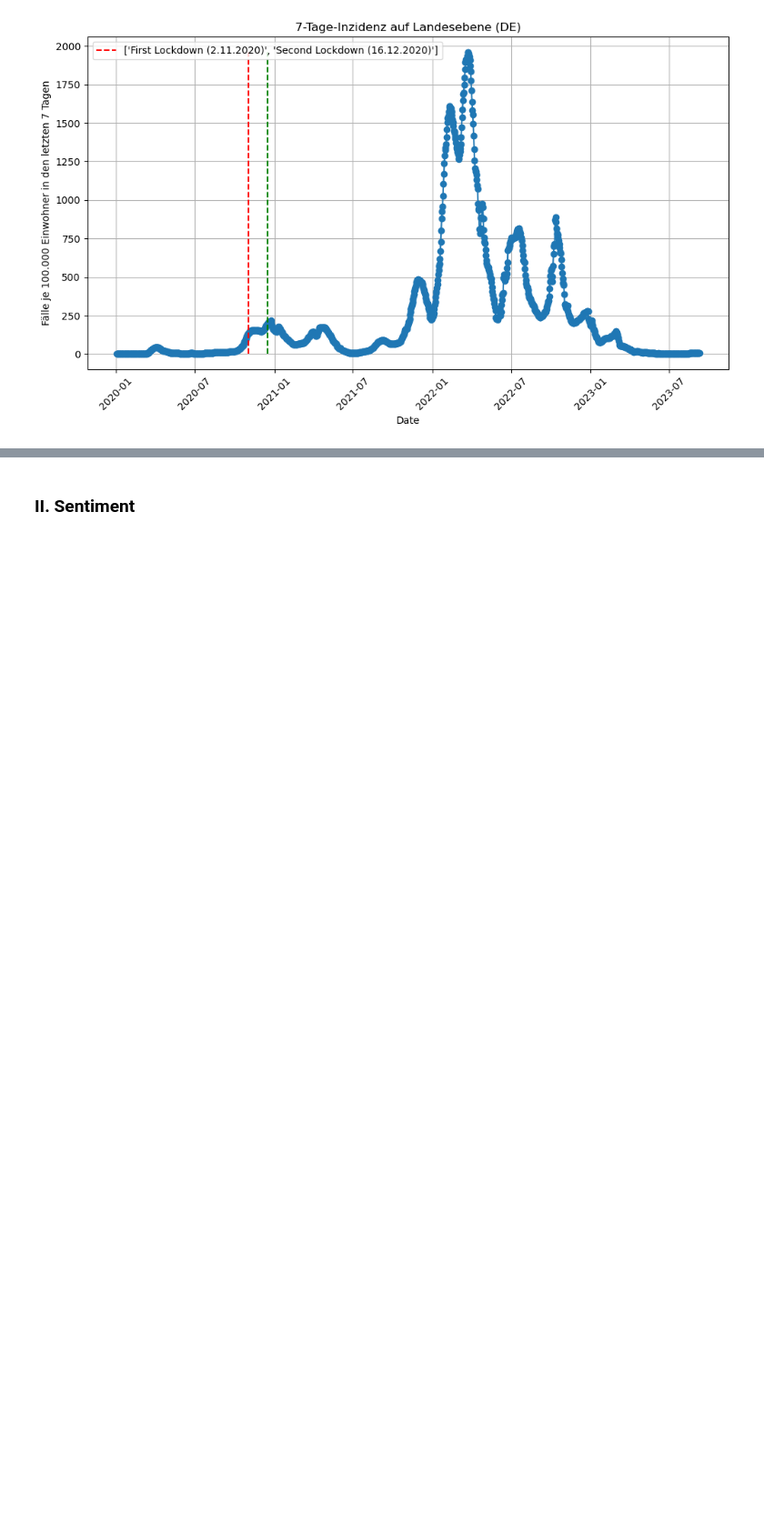
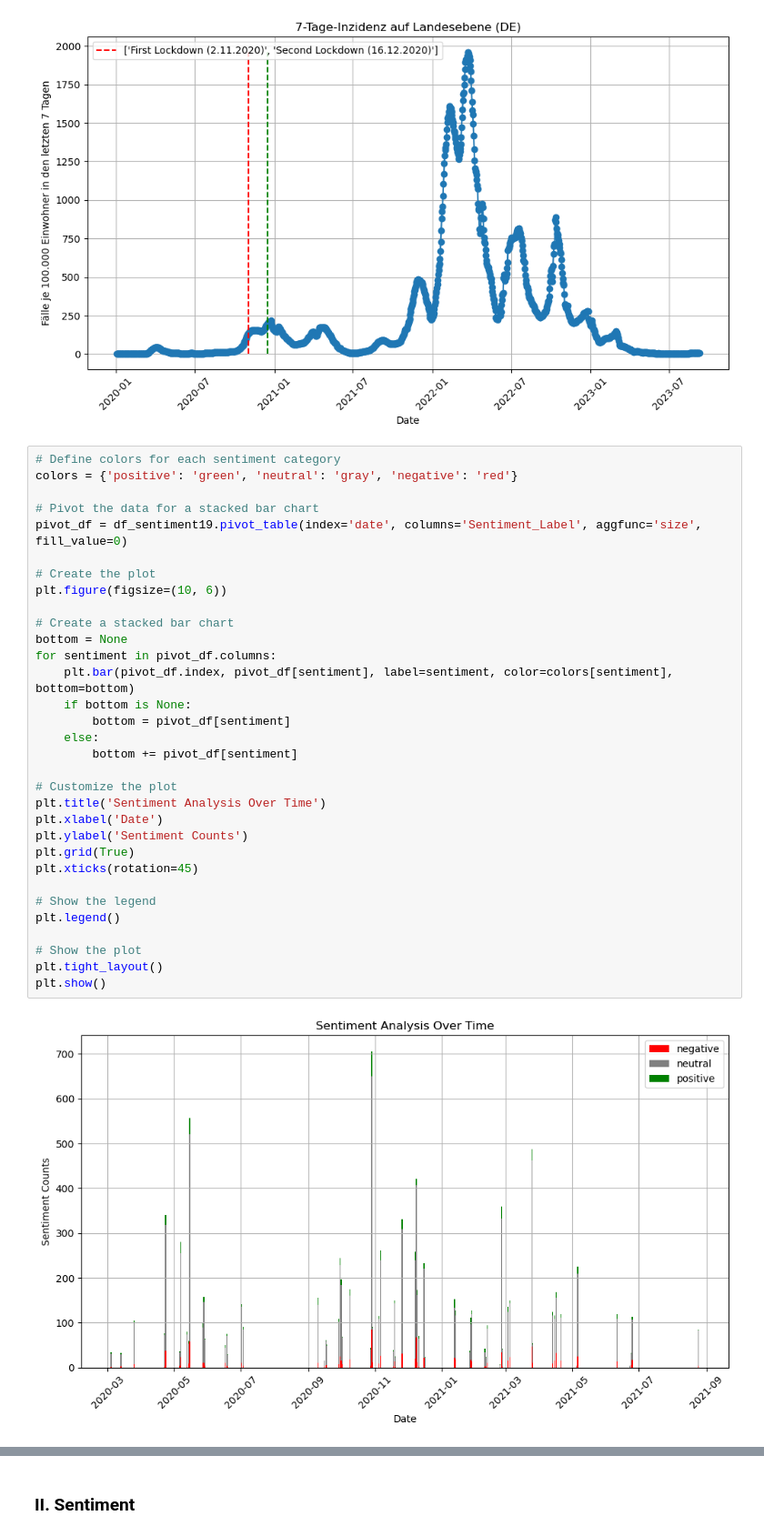
Before and after one commit to PHofmannn/Politische-Debatten, a Jupyter notebook: SentimentAnalyse.ipynb, the cells around one changed output, grey strips where cells are left out. Shown at 91% size. Saved outputs shown, nothing was run; the diff lists cells and outputs as text; blank space fills up the shorter version.

```diff
--- a/SentimentAnalyse.ipynb
+++ b/SentimentAnalyse.ipynb
@@ -141,3 +145,37 @@ plt.tight_layout()
 plt.show()
 # %% [output]
 [figure]
+# %%
+# Define colors for each sentiment category
+colors = {'positive': 'green', 'neutral': 'gray', 'negative': 'red'}
+
+# Pivot the data for a stacked bar chart
+pivot_df = df_sentiment19.pivot_table(index='date', columns='Sentiment_Label', aggfunc='size', fill_value=0)
+
+# Create the plot
+plt.figure(figsize=(10, 6))
+
+# Create a stacked bar chart
+bottom = None
+for sentiment in pivot_df.columns:
+    plt.bar(pivot_df.index, pivot_df[sentiment], label=sentiment, color=colors[sentiment], bottom=bottom)
+    if bottom is None:
+        bottom = pivot_df[sentiment]
+    else:
+        bottom += pivot_df[sentiment]
+
+# Customize the plot
+plt.title('Sentiment Analysis Over Time')
+plt.xlabel('Date')
+plt.ylabel('Sentiment Counts')
+plt.grid(True)
+plt.xticks(rotation=45)
+
+# Show the legend
+plt.legend()
+
+# Show the plot
+plt.tight_layout()
+plt.show()
+# %% [output]
+[figure, added]
```
Also changed, not shown: parts of 19 cells of this notebook.
